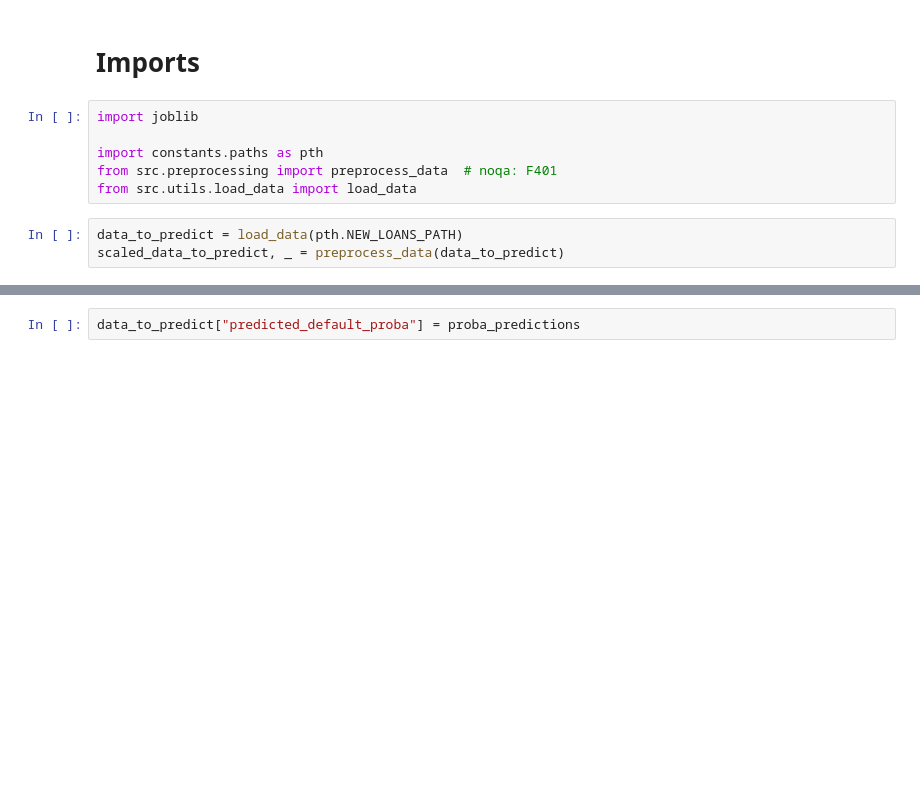
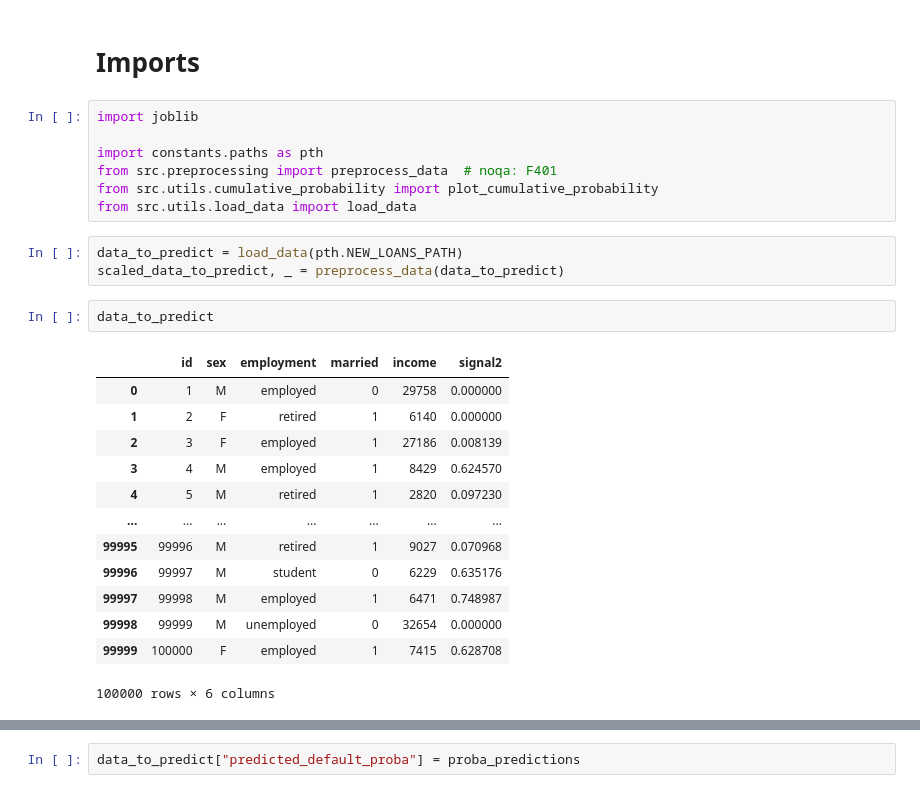
Before and after one commit to auggy-ntn/finance-lending-game, a Jupyter notebook: notebooks/predict_rates.ipynb, the cells around one changed output, grey strips where cells are left out. Saved outputs shown, nothing was run; the diff lists cells and outputs as text; blank space fills up the shorter version.

```diff
--- a/notebooks/predict_rates.ipynb
+++ b/notebooks/predict_rates.ipynb
@@ -5,7 +5,24 @@ import joblib
 
 import constants.paths as pth
 from src.preprocessing import preprocess_data  # noqa: F401
+from src.utils.cumulative_probability import plot_cumulative_probability
 from src.utils.load_data import load_data
 # %%
 data_to_predict = load_data(pth.NEW_LOANS_PATH)
 scaled_data_to_predict, _ = preprocess_data(data_to_predict)
+# %%
+data_to_predict
+# %% [output]
+|  | id | sex | employment | married | income | signal2 |
+| 0 | 1 | M | employed | 0 | 29758 | 0.000000 |
+| 1 | 2 | F | retired | 1 | 6140 | 0.000000 |
+| 2 | 3 | F | employed | 1 | 27186 | 0.008139 |
+| 3 | 4 | M | employed | 1 | 8429 | 0.624570 |
+| 4 | 5 | M | retired | 1 | 2820 | 0.097230 |
+| ... | ... | ... | ... | ... | ... | ... |
+| 99995 | 99996 | M | retired | 1 | 9027 | 0.070968 |
+| 99996 | 99997 | M | student | 0 | 6229 | 0.635176 |
+| 99997 | 99998 | M | employed | 1 | 6471 | 0.748987 |
+| 99998 | 99999 | M | unemployed | 0 | 32654 | 0.000000 |
+| 99999 | 100000 | F | employed | 1 | 7415 | 0.628708 |
+100000 rows × 6 columns
```
Also changed, not shown: parts of 12 cells of this notebook, 1 other file.
